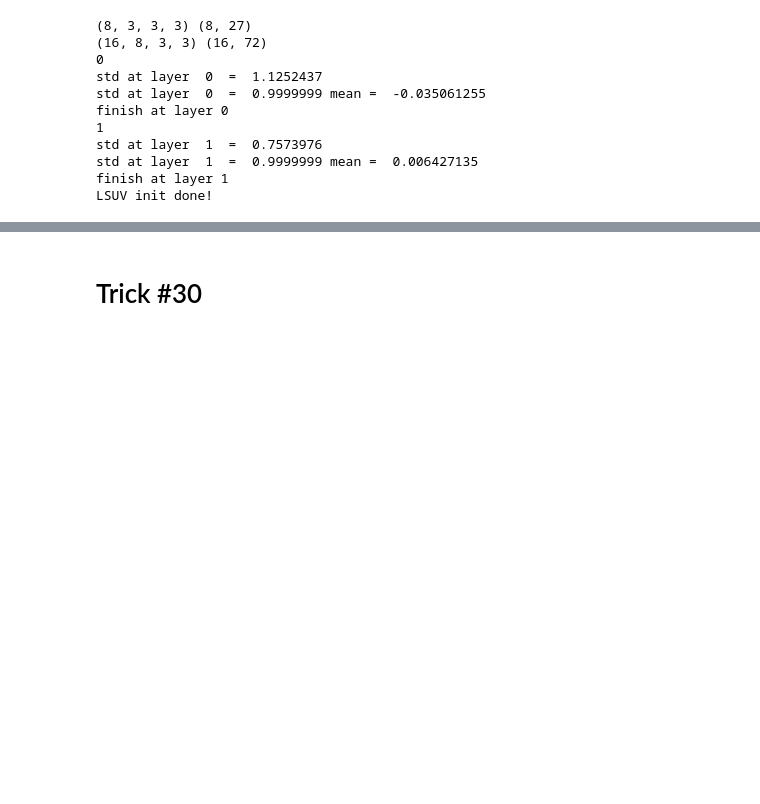
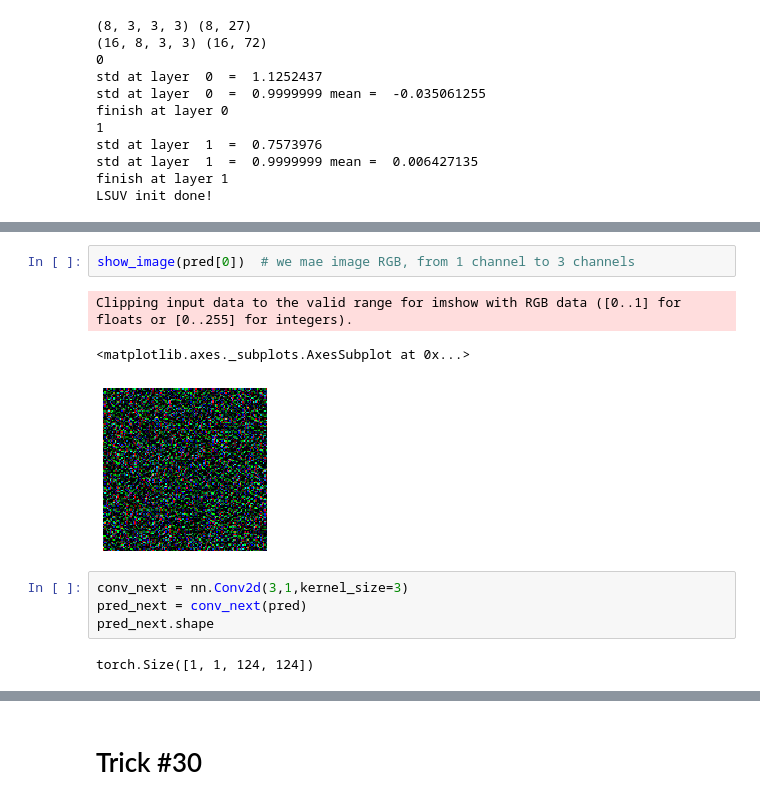
Before and after one commit to Sylar257/My-data-science-tool-kit, a Jupyter notebook: 145_PyTorch_Tricks.ipynb, the cells around one changed output, grey strips where cells are left out. Drawn from its saved outputs; the diff is of its cells as text; blank space fills up the shorter version.

```diff
--- a/145_PyTorch_Tricks.ipynb
+++ b/145_PyTorch_Tricks.ipynb
@@ -1668,0 +1710,12 @@ LSUV init done!
+# %%
+show_image(pred[0])  # we mae image RGB, from 1 channel to 3 channels
+# %% [output]
+Clipping input data to the valid range for imshow with RGB data ([0..1] for floats or [0..255] for integers).
+<matplotlib.axes._subplots.AxesSubplot at 0x...>
+[figure, added]
+# %%
+conv_next = nn.Conv2d(3,1,kernel_size=3)
+pred_next = conv_next(pred)
+pred_next.shape
+# %% [output]
+torch.Size([1, 1, 124, 124])
```
Also changed, not shown: parts of 11 cells of this notebook.
